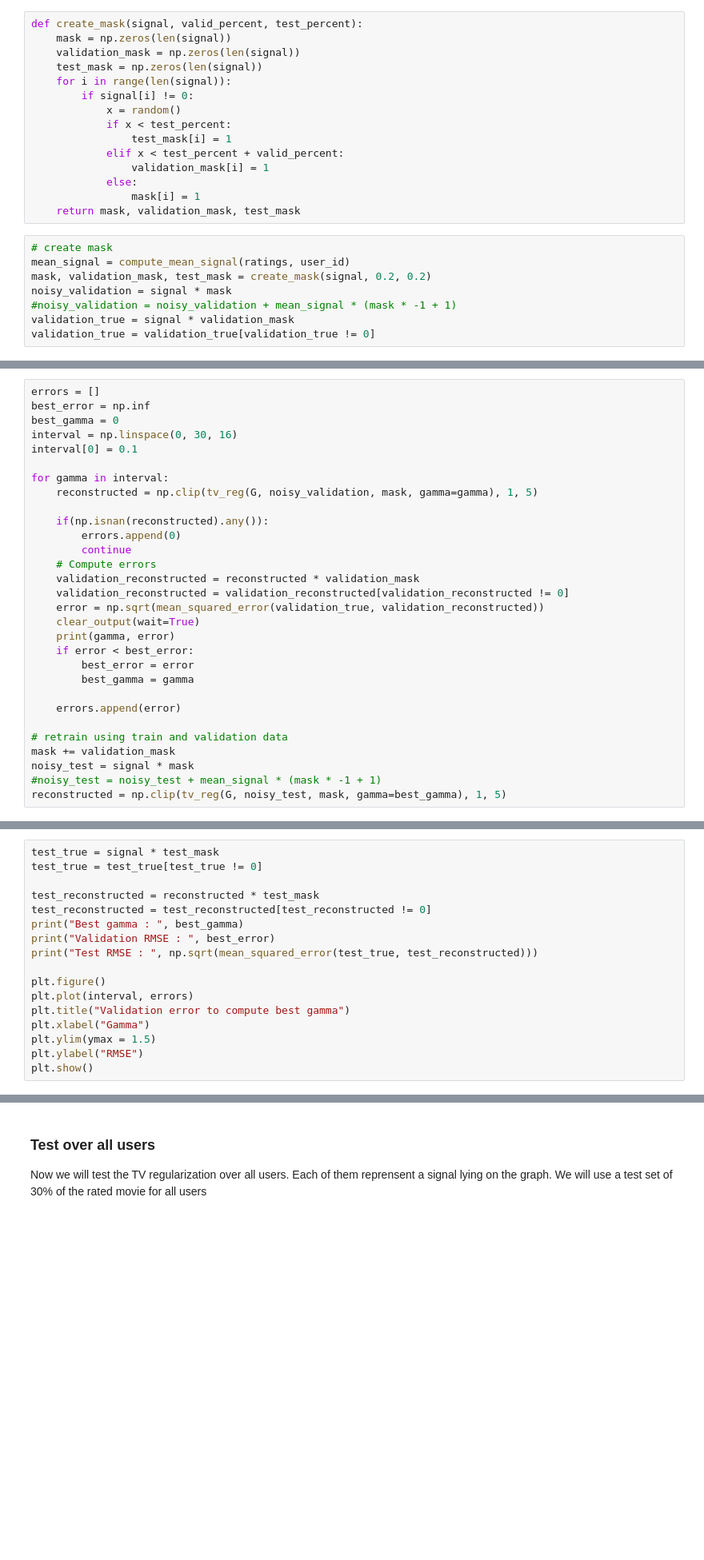
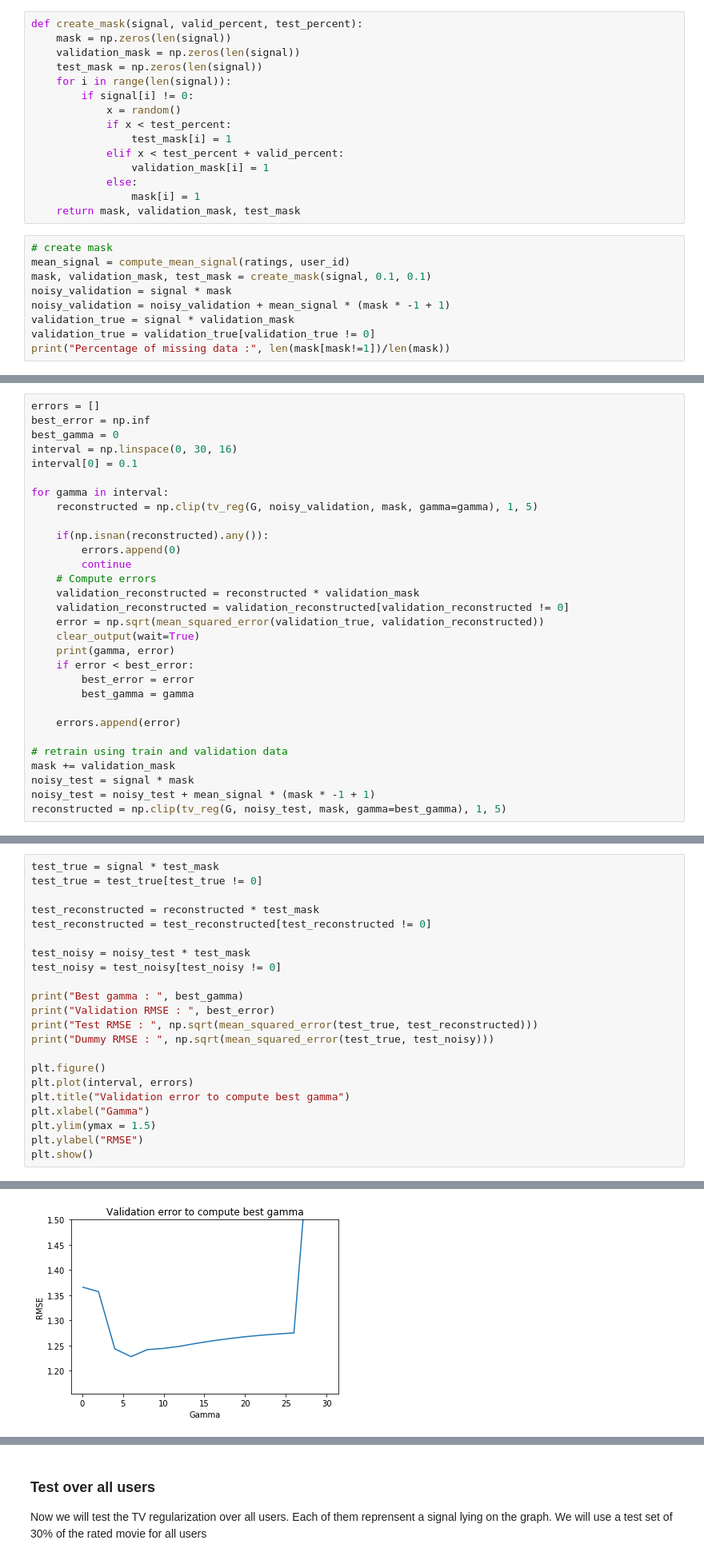
Before and after one commit to Lambo97/MovieRecommendation, a Jupyter notebook: src/tv_regularization2.ipynb, the cells around one changed output, grey strips where cells are left out. Shown at 80% size. Saved outputs shown, nothing was run; the diff lists cells and outputs as text; blank space fills up the shorter version.

```diff
--- a/src/tv_regularization2.ipynb
+++ b/src/tv_regularization2.ipynb
@@ -317,8 +317,9 @@ def create_mask(signal, valid_percent, test_percent):
 # %%
 # create mask
 mean_signal = compute_mean_signal(ratings, user_id)
-mask, validation_mask, test_mask = create_mask(signal, 0.2, 0.2)
+mask, validation_mask, test_mask = create_mask(signal, 0.1, 0.1)
 noisy_validation = signal * mask
-#noisy_validation = noisy_validation + mean_signal * (mask * -1 + 1)
+noisy_validation = noisy_validation + mean_signal * (mask * -1 + 1)
 validation_true = signal * validation_mask
 validation_true = validation_true[validation_true != 0]
+print("Percentage of missing data :", len(mask[mask!=1])/len(mask))
@@ -350,5 +353,5 @@ for gamma in interval:
 # retrain using train and validation data
 mask += validation_mask
 noisy_test = signal * mask
-#noisy_test = noisy_test + mean_signal * (mask * -1 + 1)
+noisy_test = noisy_test + mean_signal * (mask * -1 + 1)
 reconstructed = np.clip(tv_reg(G, noisy_test, mask, gamma=best_gamma), 1, 5)
@@ -358,9 +363,14 @@ test_true = test_true[test_true != 0]
 
 test_reconstructed = reconstructed * test_mask
 test_reconstructed = test_reconstructed[test_reconstructed != 0]
+
+test_noisy = noisy_test * test_mask
+test_noisy = test_noisy[test_noisy != 0]
+
 print("Best gamma : ", best_gamma)
 print("Validation RMSE : ", best_error)
 print("Test RMSE : ", np.sqrt(mean_squared_error(test_true, test_reconstructed)))
+print("Dummy RMSE : ", np.sqrt(mean_squared_error(test_true, test_noisy)))
 
 plt.figure()
 plt.plot(interval, errors)
@@ -369,3 +379,4 @@ plt.xlabel("Gamma")
 plt.ylim(ymax = 1.5)
 plt.ylabel("RMSE")
 plt.show()
+# %% [output]
@@ -372,3 +387,4 @@ plt.show()
+[figure, added]
 # %%
 fig, [ax1, ax2, ax3] = plt.subplots(1, 3, sharey=True, figsize=(17, 3))
 limits = [0, 5]
```
Also changed, not shown: parts of 8 cells of this notebook.
